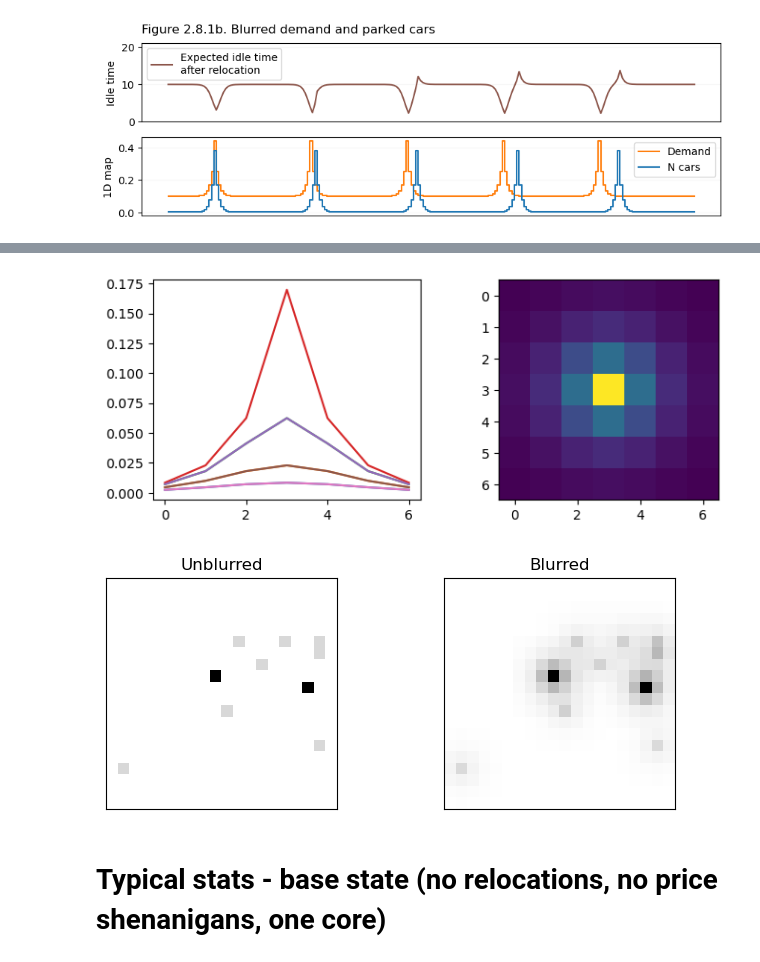
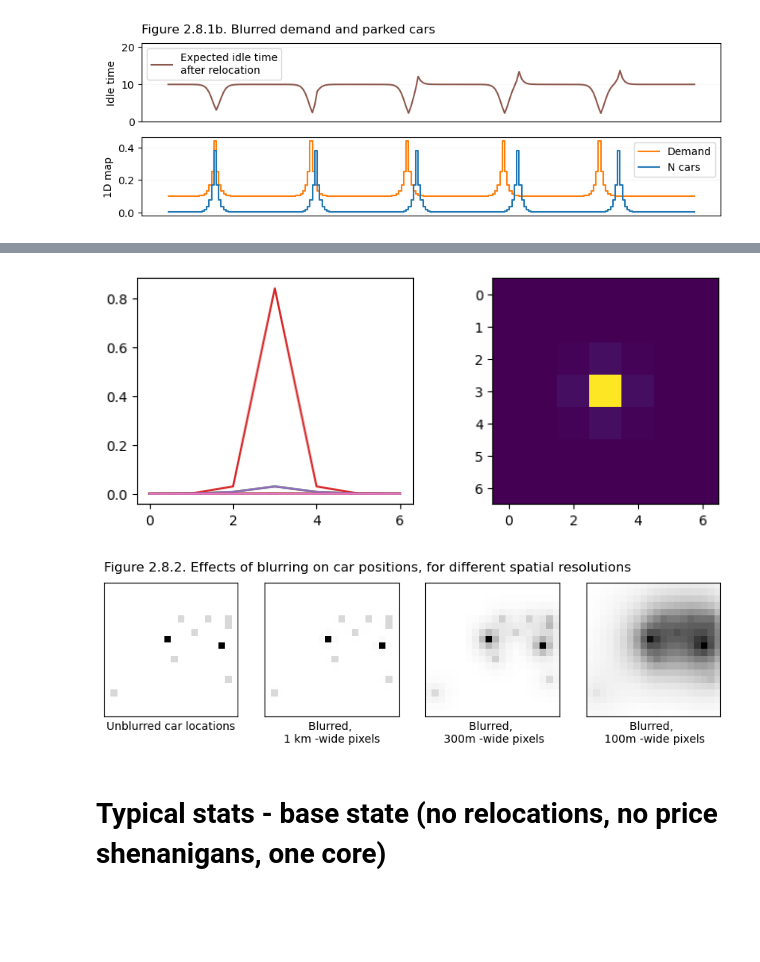
Before and after one commit to khakhalin/carsharing101, a Jupyter notebook: scripts/02relos_08city.ipynb, the cells around one changed output, grey strips where cells are left out. Cells and saved outputs as stored; diff of their text form; code cells hidden in the pictures; blank space fills up the shorter version.

Commit message:
Blur and intro

```diff
--- a/scripts/02relos_08city.ipynb
+++ b/scripts/02relos_08city.ipynb
@@ -106,7 +106,7 @@ from city_simulator import City
 config = {
     "seed": 1,  # Random seed
     "initial_r": 10, # km
-    "grid_step": 0.3, # km. Use 1 for ~intermediate resolution
+    "grid_step": 1, # km. Use 1 for ~intermediate resolution
     "n_cars": 500,
     "settle_down_steps": 3000, # Number of steps without stats collection, for the system to settle down
 }
@@ -124,12 +124,37 @@ demand = np.zeros((20, 20), dtype=np.float32)
 for i in range(10):
     x, y = np.random.randint(0, 20, size=2)
     demand[x, y] = np.random.randint(1, 5)
-plt.figure(figsize=(8,3))
-plt.subplot(121)
-plt.imshow(demand, cmap="Grays"); plt.title("Unblurred");
+plt.figure(figsize=(10,3))
+plt.subplot(141)
+plt.title("Figure 2.8.2. Effects of 300m willingness to walk on blurring of car positions, \n"
+          "for different spatial resolutions", loc="left", pad=10)
+plt.imshow(demand, cmap="Grays")
+plt.xlabel("Unblurred car locations")
 plt.xticks([]); plt.yticks([])
-plt.subplot(122)
-demand = convolve2d(demand, city.blur_kernel, mode='same', boundary='fill', fillvalue=0)
-plt.imshow(demand, cmap="Grays"); plt.title("Blurred")
-plt.xticks([]); plt.yticks([]);
+
+plt.subplot(142)
+demand_blurred = convolve2d(demand, city.blur_kernel, mode='same', boundary='fill', fillvalue=0)
+plt.imshow(demand_blurred, cmap="Grays");
+plt.xlabel("Blurred, \n1 km -wide pixels")
+plt.xticks([]); plt.yticks([])
+
+config = {"grid_step": 0.3}
+city = City(config)
+
+plt.subplot(143)
+demand_blurred = convolve2d(demand, city.blur_kernel, mode='same', boundary='fill', fillvalue=0)
+plt.imshow(demand_blurred, cmap="Grays");
+plt.xlabel("Blurred, \n 300m -wide pixels")
+plt.xticks([]); plt.yticks([])
+
+config = {"grid_step": 0.1}
+city = City(config)
+
+plt.subplot(144)
+demand_blurred = convolve2d(demand, city.blur_kernel, mode='same', boundary='fill', fillvalue=0)
+plt.imshow(demand_blurred, cmap="Grays");
+plt.xlabel("Blurred, \n 100m -wide pixels")
+plt.xticks([]); plt.yticks([])
+
+plt.savefig("../figures/02relos_08city_02blur.svg", dpi=300)
 # %% [output]
@@ -138,5 +167,5 @@ plt.xticks([]); plt.yticks([]);
-[figure, old version]
+[figure, new version]
-[figure, old version]
+[figure, new version]
 # %% [markdown]
 # Typical stats - base state (no relocations, no price shenanigans, one core)
 # %%
```
Also changed, not shown: parts of 1 cell of this notebook, 3 other files.
